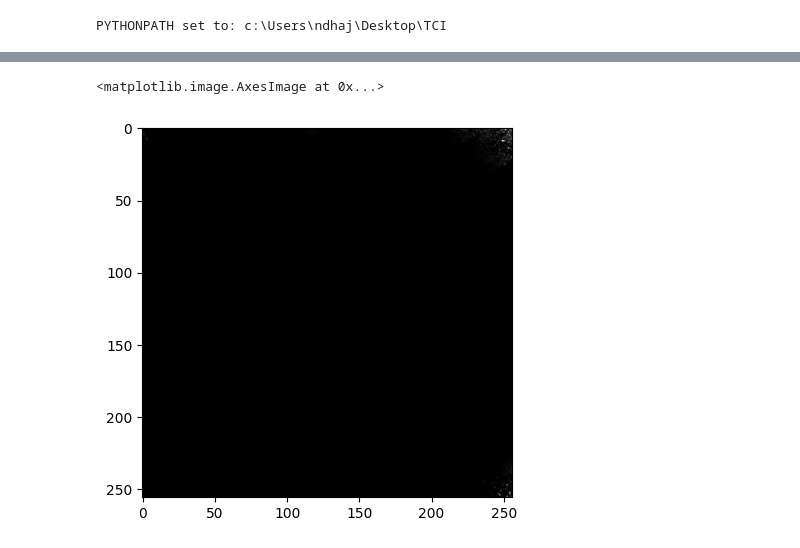
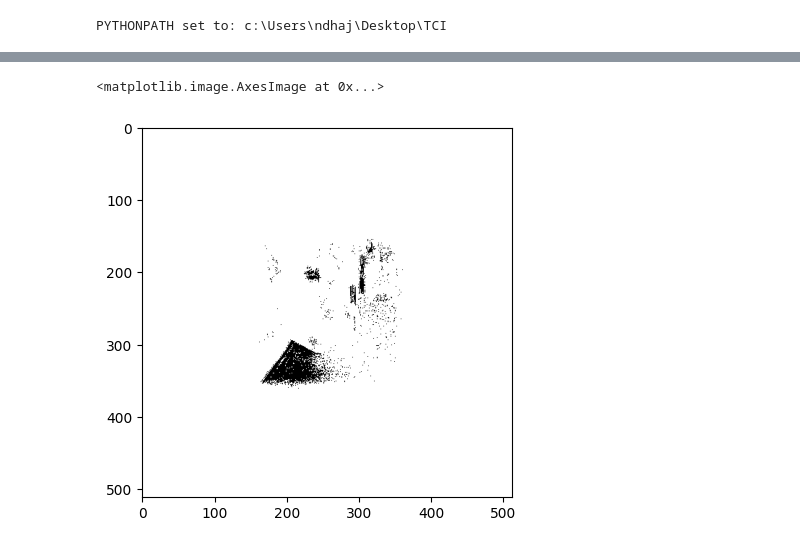
Before and after one commit to sacbow/PtychoEP, a Jupyter notebook: experiments/notebook/run_reconstruction_vs_scan_density.ipynb, the cells around one changed output, grey strips where cells are left out. Drawn from its saved outputs; the diff is of its cells as text; code cells hidden in the pictures.

```diff
--- a/experiments/notebook/run_reconstruction_vs_scan_density.ipynb
+++ b/experiments/notebook/run_reconstruction_vs_scan_density.ipynb
@@ -101,12 +75,10 @@ def record_callback(it, err, current_obj):
         ep_list.append(err)
 
 engine = PtychoEP(ptycho = ptycho,
-                  prb_init = probe_init,
-                  damping = 0.9,
-                  n_probe_update = 2,
+                  damping = 0.5,
                   seed = 1,
                   callback = record_callback)
-result_ep = engine.run(n_iter = 100)
+result_ep = engine.run(n_iter = 200)
 plt.imshow(np().abs(result_ep[0]), cmap = "gray")
 # %% [output]
 <matplotlib.image.AxesImage at 0x...>
@@ -172,5 +86,17 @@ plt.imshow(np().abs(result_dm[0]), cmap = "gray")
+# %%
+def phase_align(x_est, x_true):
+    inner_product = np().vdot(x_true, x_est)
+    phase = np().angle(inner_product)
+    return x_est * np().exp(-1j * phase)
+
+reconstruction = result_ep[0]
+ground_truth = obj
+reconstruction_phase_aligned = phase_align(reconstruction, ground_truth)
+error_distribution = np().abs(reconstruction_phase_aligned - ground_truth)**2
+
+rate = error_distribution* result_ep[1]
 # %%
-plt.imshow(np().abs(result_dm[0])[128:384, 128:384], cmap = "gray")
+plt.imshow(rate < 10.0, cmap = "gray")
 # %% [output]
 <matplotlib.image.AxesImage at 0x...>
-[figure, old version]
+[figure, new version]
```
Also changed, not shown: parts of 9 cells of this notebook, 30 other files.
